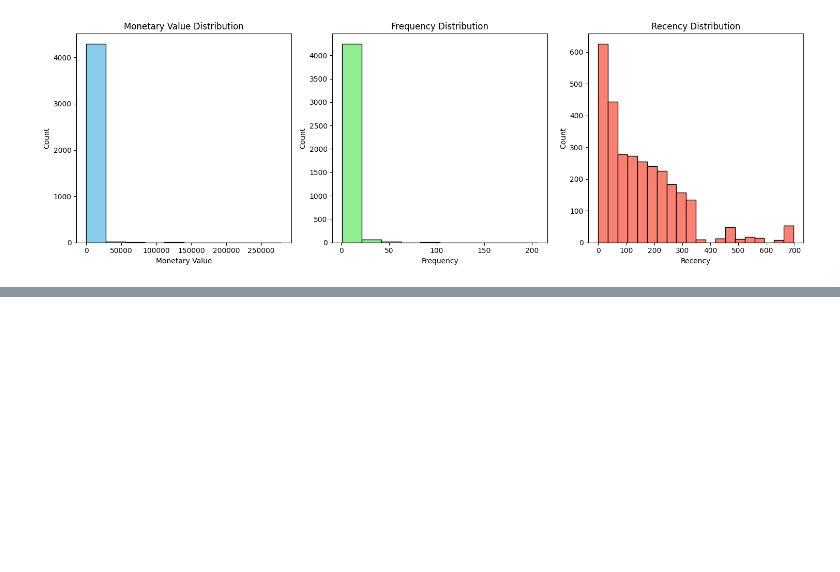
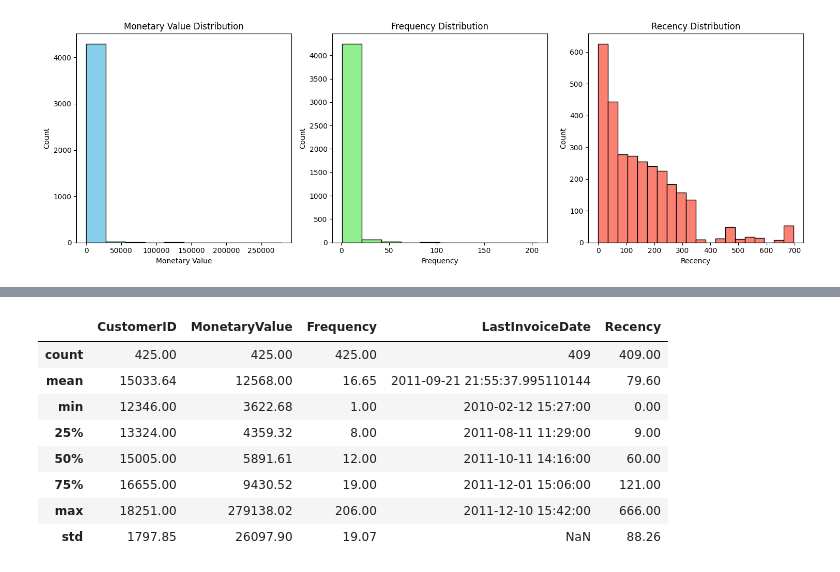
Before and after one commit to dhruvthumar/Project_CS4403-retail-mining, a Jupyter notebook: online-retail-data-clustering.ipynb, the cells around one changed output, grey strips where cells are left out. Saved outputs shown, nothing was run; the diff lists cells and outputs as text; code cells hidden in the pictures; blank space fills up the shorter version.

```diff
--- a/online-retail-data-clustering.ipynb
+++ b/online-retail-data-clustering.ipynb
@@ -477,0 +488,20 @@ plt.xlabel('Frequency')
+# %%
+# we will use the IQR method to remove the outliers from the data
+
+M_Q1 = aggregated_df['MonetaryValue'].quantile(0.25)
+M_Q3 = aggregated_df['MonetaryValue'].quantile(0.75)
+M_IQR = M_Q3 - M_Q1
+
+monetary_outliers_df = aggregated_df[(aggregated_df["MonetaryValue"] > (M_Q3 +  1.5 * M_IQR)) | (aggregated_df["MonetaryValue"]<(M_Q1 - 1.5 * M_IQR))] .copy()
+
+monetary_outliers_df.describe()
+# %% [output]
+|  | CustomerID | MonetaryValue | Frequency | LastInvoiceDate | Recency |
+| count | 425.00 | 425.00 | 425.00 | 409 | 409.00 |
+| mean | 15033.64 | 12568.00 | 16.65 | 2011-09-21 21:55:37.995110144 | 79.60 |
+| min | 12346.00 | 3622.68 | 1.00 | 2010-02-12 15:27:00 | 0.00 |
+| 25% | 13324.00 | 4359.32 | 8.00 | 2011-08-11 11:29:00 | 9.00 |
+| 50% | 15005.00 | 5891.61 | 12.00 | 2011-10-11 14:16:00 | 60.00 |
+| 75% | 16655.00 | 9430.52 | 19.00 | 2011-12-01 15:06:00 | 121.00 |
+| max | 18251.00 | 279138.02 | 206.00 | 2011-12-10 15:42:00 | 666.00 |
+| std | 1797.85 | 26097.90 | 19.07 | NaN | 88.26 |
```
Also changed, not shown: parts of 4 cells of this notebook.
